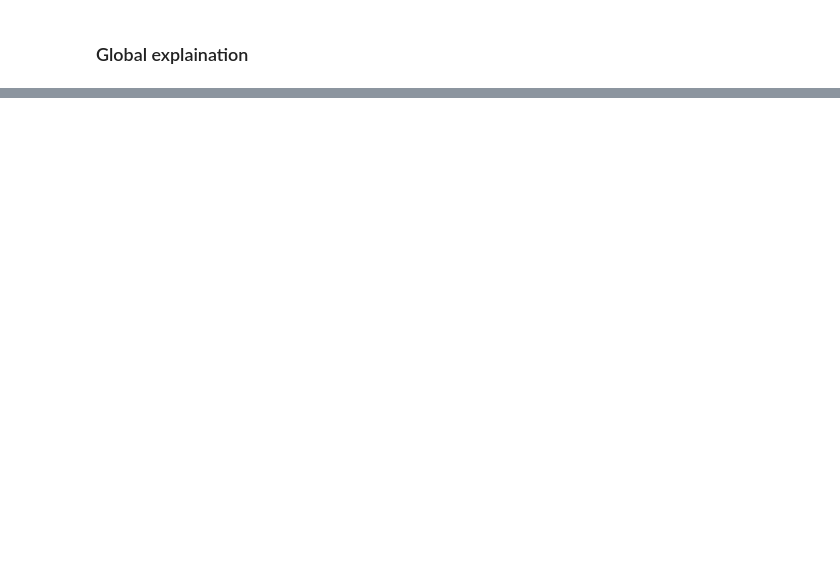
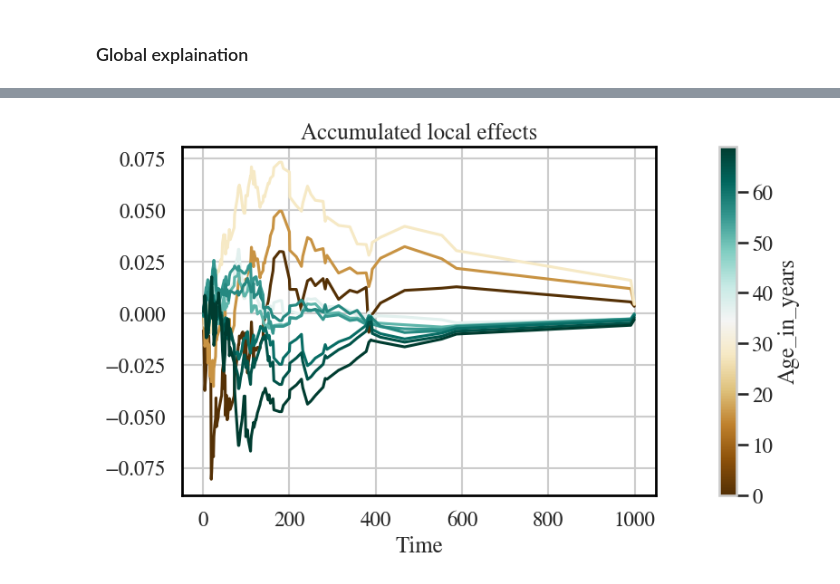
Before and after one commit to TeamHeKA/survinsights, a Jupyter notebook: tutorials-veterans-RSF.ipynb, the cells around one changed output, grey strips where cells are left out. Drawn from its saved outputs; the diff is of its cells as text; code cells hidden in the pictures; blank space fills up the shorter version.

```diff
--- a/tutorials-veterans-RSF.ipynb
+++ b/tutorials-veterans-RSF.ipynb
@@ -353,0 +354,5 @@ plot_PFI(feat_importance_df, type="loss", legend_loc='upper right')
+# %%
+ALE =  global_explaination.accumulated_local_effects_plots(model_explainer, "Age_in_years")
+global_explaination.plot_ALE(model_explainer, ALE, "Age_in_years")
+# %% [output]
+[figure, added]
```
Also changed, not shown: parts of 16 cells of this notebook.
